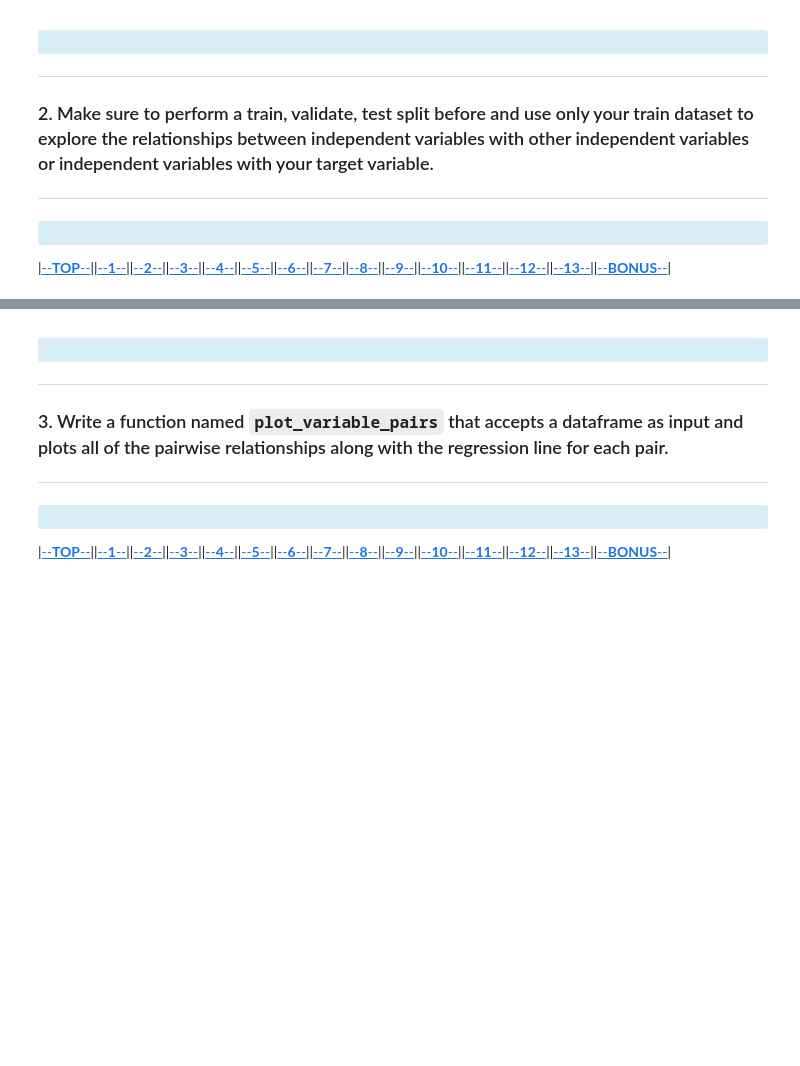
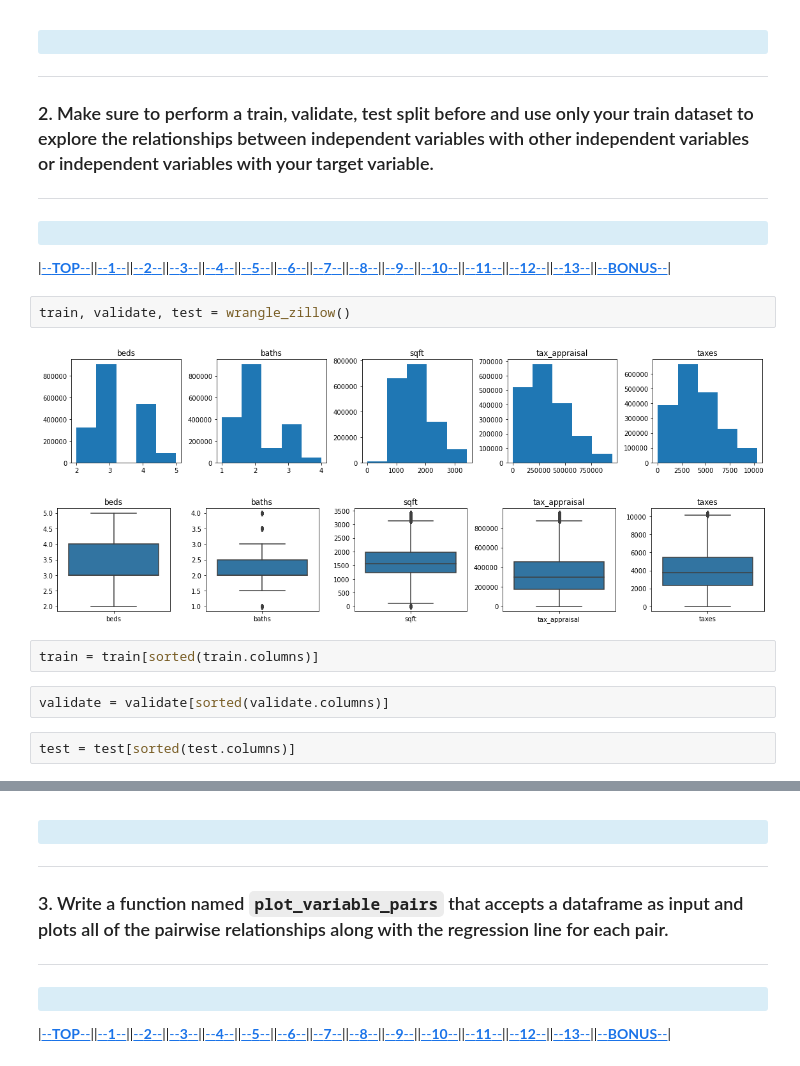
Before and after one commit to David-Howell/regression-exercises, a Jupyter notebook: explore.ipynb, the cells around one changed output, grey strips where cells are left out. Cells and saved outputs as stored; diff of their text form; blank space fills up the shorter version.

```diff
--- a/explore.ipynb
+++ b/explore.ipynb
@@ -45,3 +45,14 @@ from scipy.stats import pearsonr, spearmanr,
 </div>
 
 |[--__TOP__--](#TOP)||[--__1__--](#1)||[--__2__--](#2)||[--__3__--](#3)||[--__4__--](#4)||[--__5__--](#5)||[--__6__--](#6)||[--__7__--](#7)||[--__8__--](#8)||[--__9__--](#9)||[--__10__--](#10)||[--__11__--](#11)||[--__12__--](#12)||[--__13__--](#13)||[--__BONUS__--](#BONUS)|
+# %%
+train, validate, test = wrangle_zillow()
+# %% [output]
+[figure, added]
+[figure, added]
+# %%
+train = train[sorted(train.columns)]
+# %%
+validate = validate[sorted(validate.columns)]
+# %%
+test = test[sorted(test.columns)]
```
Also changed, not shown: parts of 10 cells of this notebook.
